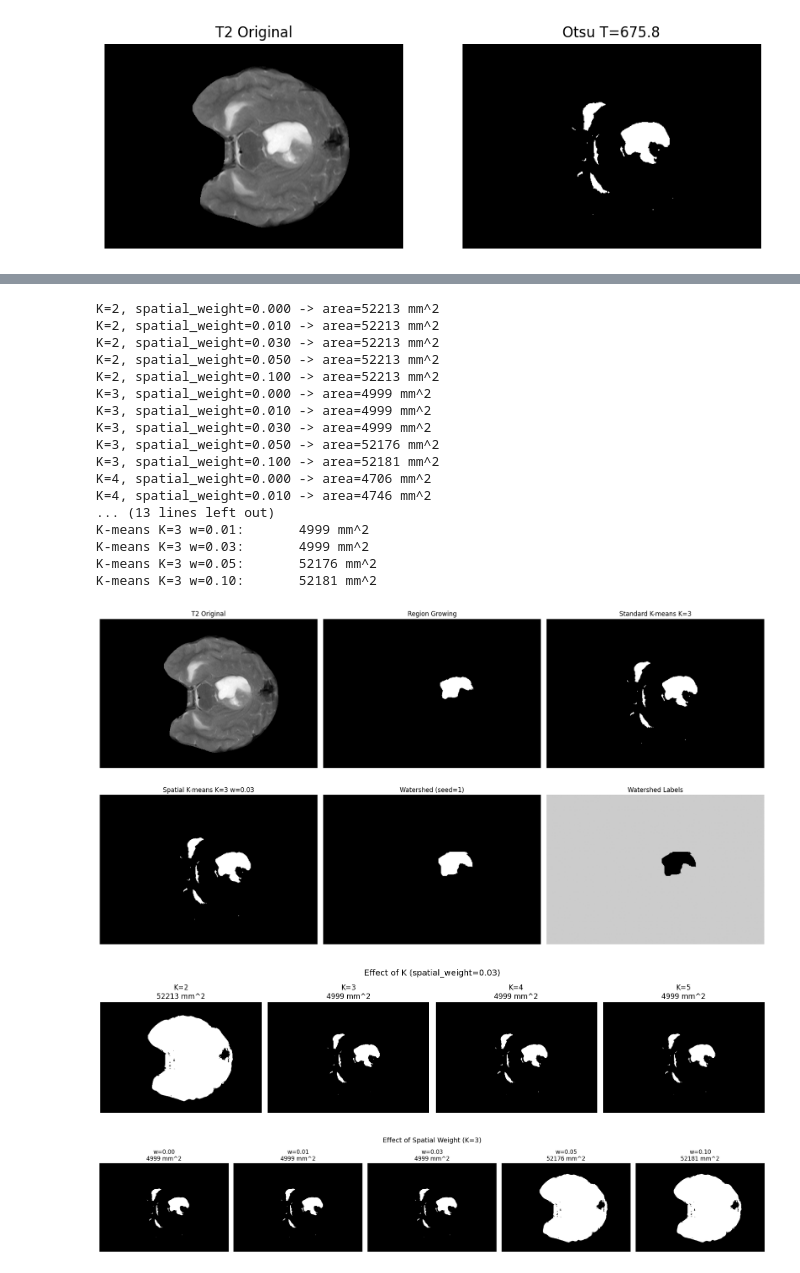
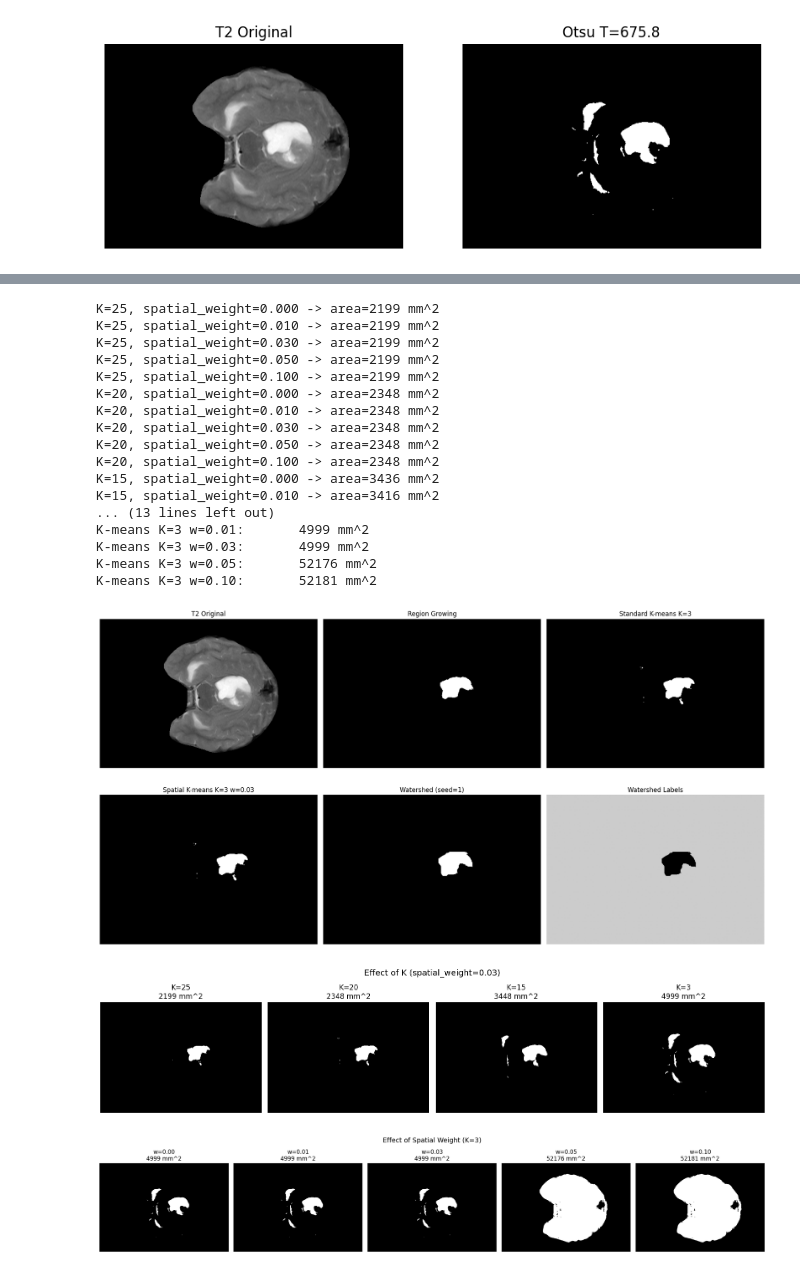
Before and after one commit to Ethereal-26857/DIP_project, a Jupyter notebook: LAB5/LAB5_3230100700_final.ipynb, the cells around one changed output, grey strips where cells are left out. Saved outputs shown, nothing was run; the diff lists cells and outputs as text; code cells hidden in the pictures.

```diff
--- a/LAB5/LAB5_3230100700_final.ipynb
+++ b/LAB5/LAB5_3230100700_final.ipynb
@@ -202,6 +239,7 @@ for name in ['T1', 'T2']:
 # %%
-# ==================== Project 3: T2 分割与体积计算（完整版） ====================
+# ==================== Project 3 ====================
 
+# 区域生长：从种子点扩展到强度相近像素，得到连续病灶区域
 def region_growing(img, seed, thresh):
     h, w = img.shape
     mask = np.zeros_like(img, dtype=bool)
@@ -219,7 +257,7 @@ def region_growing(img, seed, thresh):
                     if 0 <= ny < h and 0 <= nx < w and not mask[ny, nx]:
                         stack.append((ny, nx))
     return mask
-
+# K-means 聚类：可选加入空间权重，使分割结果更具空间一致性
 def kmeans(img, K=3, spatial_weight=0.0, iterations=20):
     h, w = img.shape
     coords_y, coords_x = np.indices(img.shape)
@@ -237,7 +275,7 @@ def kmeans(img, K=3, spatial_weight=0.0, iterations=20):
             if len(members):
                 centers[k] = members.mean(axis=0)
     return labels.reshape(h, w), centers
-
+# 计算病灶区域面积，假定像素分辨率为 1mm x 1mm
 def lesion_area(mask):
     return mask.sum() * 1.0  # 1mm x 1mm resolution
 
@@ -246,7 +284,8 @@ seed = np.unravel_index(np.argmax(T2), T2.shape)
 region_mask = region_growing(T2, seed, thresh=230)
 
 # ==================== 2. Improved K-means: test K and spatial_weight ====================
-K_values = [2, 3, 4, 5]
+# K_values = [2, 3, 4, 5]
+K_values = [25,20,15,3]
 weight_values = [0.0, 0.01, 0.03, 0.05, 0.1]
 
 kmeans_results = {}
@@ -302,10 +341,10 @@ axes[0, 0].imshow(T2, cmap='gray')
 axes[0, 0].set_title('T2 Original')
 axes[0, 1].imshow(region_mask, cmap='gray')
 axes[0, 1].set_title('Region Growing')
-km_std_mask, _, _ = kmeans_results[(3, 0.0)]
+km_std_mask, _, _ = kmeans_results[(20, 0.0)]
 axes[0, 2].imshow(km_std_mask, cmap='gray')
 axes[0, 2].set_title('Standard K-means K=3')
-km_sp_mask, _, _ = kmeans_results[(3, 0.03)]
+km_sp_mask, _, _ = kmeans_results[(20, 0.03)]
 axes[1, 0].imshow(km_sp_mask, cmap='gray')
 axes[1, 0].set_title('Spatial K-means K=3 w=0.03')
 axes[1, 1].imshow(watershed_mask, cmap='gray')
@@ -316,45 +355,45 @@ for ax in axes.ravel():
     ax.axis('off')
 fig.tight_layout()
 plt.show()
 
 # -- Figure 2: Effect of K (spatial_weight=0.03) --
 fig, axes = plt.subplots(1, len(K_values), figsize=(4*len(K_values), 4))
 for i, K in enumerate(K_values):
     mask, _, _ = kmeans_results[(K, 0.03)]
     axes[i].imshow(mask, cmap='gray')
     axes[i].set_title(f'K={K}\n{lesion_area(mask):.0f} mm^2')
     axes[i].axis('off')
 fig.suptitle('Effect of K (spatial_weight=0.03)', fontsize=14)
 fig.tight_layout()
 plt.show()
 
 # -- Figure 3: Effect of spatial_weight (K=3) --
 fig, axes = plt.subplots(1, len(compare_weights), figsize=(4*len(compare_weights), 4))
 for i, w in enumerate(compare_weights):
     axes[i].imshow(compare_masks[w], cmap='gray')
     axes[i].set_title(f'w={w:.2f}\n{lesion_area(compare_masks[w]):.0f} mm^2')
     axes[i].axis('off')
 fig.suptitle('Effect of Spatial Weight (K=3)', fontsize=14)
 fig.tight_layout()
 plt.show()
 # %% [output]
-K=2, spatial_weight=0.000 -> area=52213 mm^2
-K=2, spatial_weight=0.010 -> area=52213 mm^2
-K=2, spatial_weight=0.030 -> area=52213 mm^2
-K=2, spatial_weight=0.050 -> area=52213 mm^2
-K=2, spatial_weight=0.100 -> area=52213 mm^2
-K=3, spatial_weight=0.000 -> area=4999 mm^2
-K=3, spatial_weight=0.010 -> area=4999 mm^2
-K=3, spatial_weight=0.030 -> area=4999 mm^2
-K=3, spatial_weight=0.050 -> area=52176 mm^2
-K=3, spatial_weight=0.100 -> area=52181 mm^2
-K=4, spatial_weight=0.000 -> area=4706 mm^2
-K=4, spatial_weight=0.010 -> area=4746 mm^2
+K=25, spatial_weight=0.000 -> area=2199 mm^2
+K=25, spatial_weight=0.010 -> area=2199 mm^2
+K=25, spatial_weight=0.030 -> area=2199 mm^2
+K=25, spatial_weight=0.050 -> area=2199 mm^2
+K=25, spatial_weight=0.100 -> area=2199 mm^2
+K=20, spatial_weight=0.000 -> area=2348 mm^2
+K=20, spatial_weight=0.010 -> area=2348 mm^2
+K=20, spatial_weight=0.030 -> area=2348 mm^2
+K=20, spatial_weight=0.050 -> area=2348 mm^2
+K=20, spatial_weight=0.100 -> area=2348 mm^2
+K=15, spatial_weight=0.000 -> area=3436 mm^2
+K=15, spatial_weight=0.010 -> area=3416 mm^2
 ... (13 lines left out)
 K-means K=3 w=0.01:       4999 mm^2
 K-means K=3 w=0.03:       4999 mm^2
 K-means K=3 w=0.05:       52176 mm^2
 K-means K=3 w=0.10:       52181 mm^2
-[figure, old version]
+[figure, new version]
-[figure, old version]
+[figure, new version]
 [figure]
```
Also changed, not shown: parts of 8 cells of this notebook, 1 other file.
